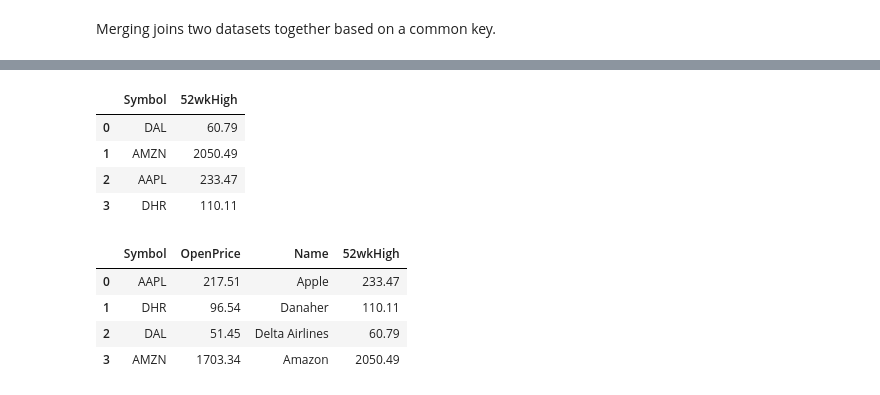
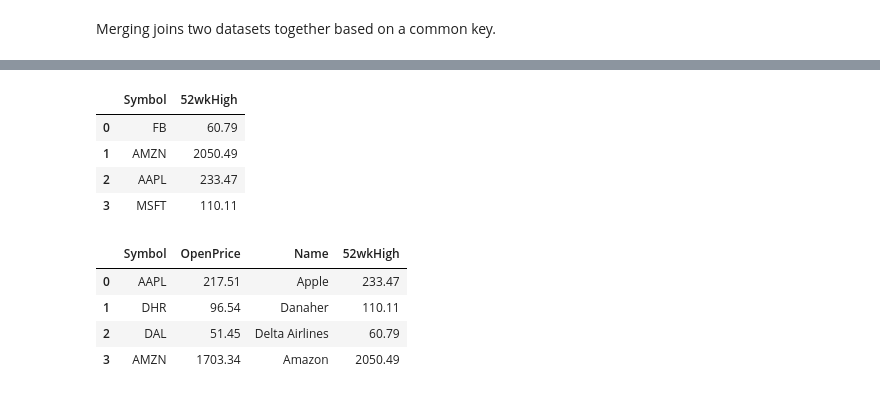
Before and after one commit to sugarfreecode/DS-Unit-1-Sprint-1-Data-Wrangling-and-Storytelling, a Jupyter notebook: module3-join-and-reshape-data/LS_DS_113_Join_and_Reshape_Data.ipynb, the cells around one changed output, grey strips where cells are left out. Cells and saved outputs as stored; diff of their text form; code cells hidden in the pictures.

```diff
--- a/module3-join-and-reshape-data/LS_DS_113_Join_and_Reshape_Data.ipynb
+++ b/module3-join-and-reshape-data/LS_DS_113_Join_and_Reshape_Data.ipynb
@@ -114,13 +114,13 @@ named_stocks
 # %%
 # Create a 3rd dataset of weekly highs
-wkhigh = pd.DataFrame({'Symbol': ['DAL', 'AMZN', 'AAPL', 'DHR'], '52wkHigh': [60.79, 2050.49, 233.47, 110.11]})
+wkhigh = pd.DataFrame({'Symbol': ['FB', 'AMZN', 'AAPL', 'MSFT'], '52wkHigh': [60.79, 2050.49, 233.47, 110.11]})
 wkhigh
 # %% [output]
 |  | Symbol | 52wkHigh |
-| 0 | DAL | 60.79 |
+| 0 | FB | 60.79 |
 | 1 | AMZN | 2050.49 |
 | 2 | AAPL | 233.47 |
-| 3 | DHR | 110.11 |
+| 3 | MSFT | 110.11 |
 # %%
 # Now merge that with the named stocks.
 full_stocks=pd.merge(named_stocks, wkhigh, on='Symbol')
```
Also changed, not shown: parts of 5 cells of this notebook.
